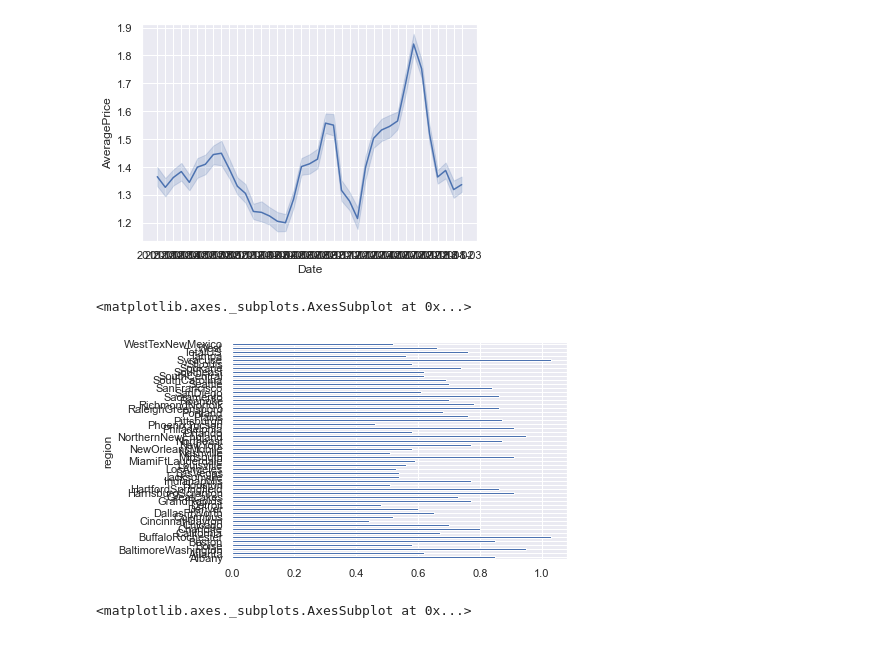
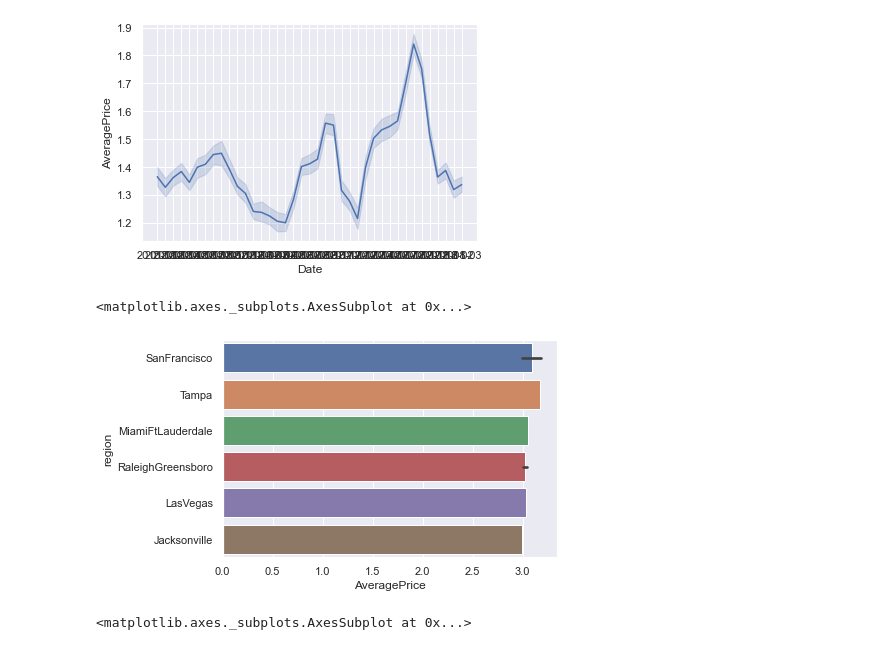
Before and after one commit to tc021/introduction-to-python, a Jupyter notebook: 05 Data Visualization/exercises.ipynb, the cells around one changed output. Drawn from its saved outputs; the diff is of its cells as text; code cells hidden in the pictures.

```diff
--- a/05 Data Visualization/exercises.ipynb
+++ b/05 Data Visualization/exercises.ipynb
@@ -165,10 +165,18 @@ sns.lineplot(
 [figure]
 # %%
 #Create a horizontal bar plot showing 10 highest mean prices depending on region
-avocado.groupby('region').AveragePrice.min().plot.barh()
+
+temp = avocado.loc[:,['region','AveragePrice']]
+temp = temp.sort_values(by='AveragePrice', ascending=False)
+t = temp[:10]
+sns.barplot(
+    x = "AveragePrice",
+    y = "region",
+    data = t
+)
 # %% [output]
 <matplotlib.axes._subplots.AxesSubplot at 0x...>
-[figure, old version]
+[figure, new version]
 # %%
 #Create a count plot for the year of the avocado
 sns.countplot(
```
